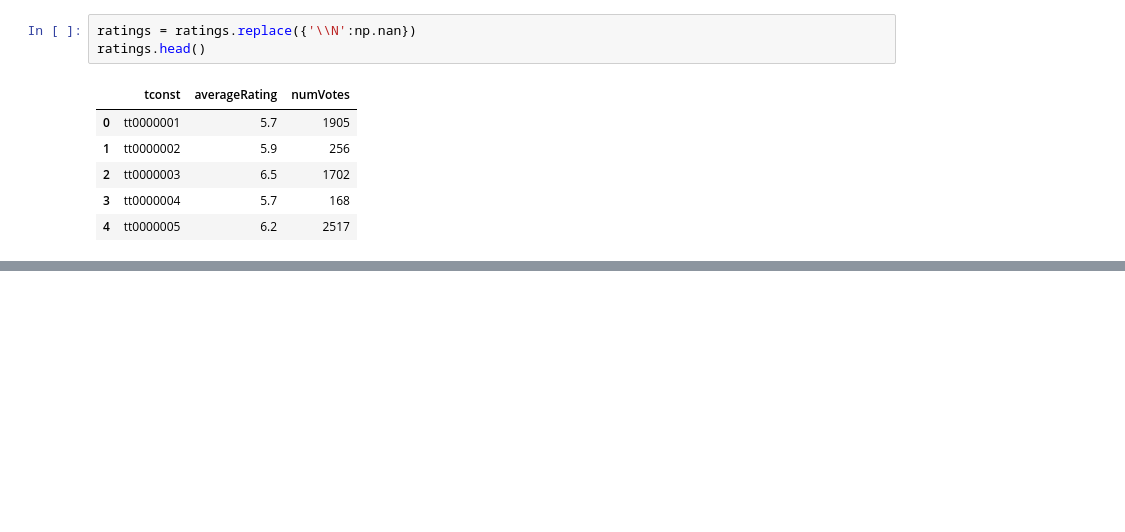
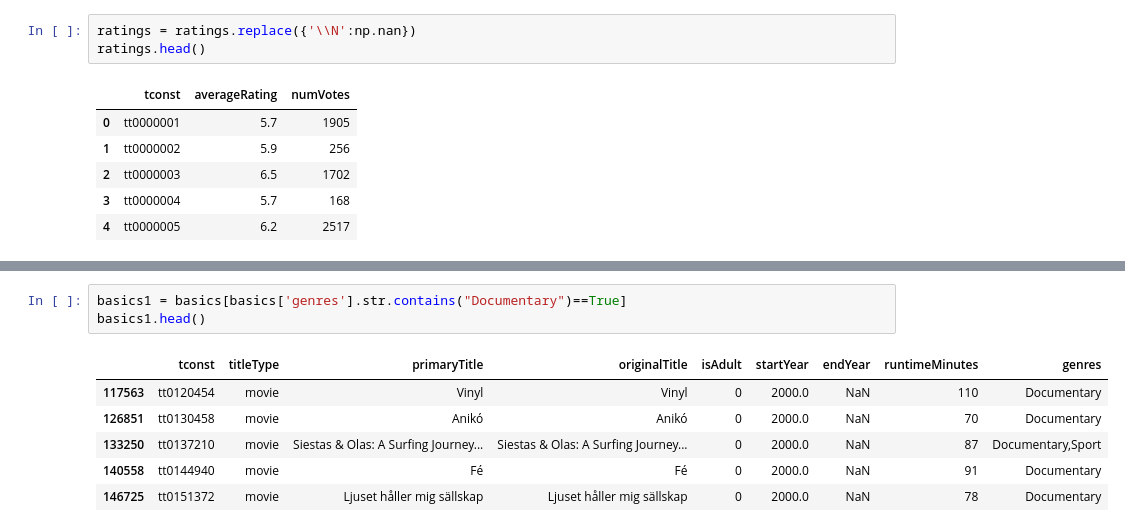
Before and after one commit to thomasgreenacre/DE_Wk1_Project-3--Part1--core-, a Jupyter notebook: DE_Wk1_Project3_Part1(core).ipynb, the cells around one changed output, grey strips where cells are left out. Cells and saved outputs as stored; diff of their text form; blank space fills up the shorter version.

```diff
--- a/DE_Wk1_Project3_Part1(core).ipynb
+++ b/DE_Wk1_Project3_Part1(core).ipynb
@@ -106,0 +208,10 @@ TypeError: '>=' not supported between instances of 'str' and 'int'
+# %%
+basics1 = basics[basics['genres'].str.contains("Documentary")==True]
+basics1.head()
+# %% [output]
+|  | tconst | titleType | primaryTitle | originalTitle | isAdult | startYear | endYear | runtimeMinutes | genres |
+| 117563 | tt0120454 | movie | Vinyl | Vinyl | 0 | 2000.0 | NaN | 110 | Documentary |
+| 126851 | tt0130458 | movie | Anikó | Anikó | 0 | 2000.0 | NaN | 70 | Documentary |
+| 133250 | tt0137210 | movie | Siestas & Olas: A Surfing Journey... | Siestas & Olas: A Surfing Journey... | 0 | 2000.0 | NaN | 87 | Documentary,Sport |
+| 140558 | tt0144940 | movie | Fé | Fé | 0 | 2000.0 | NaN | 91 | Documentary |
+| 146725 | tt0151372 | movie | Ljuset håller mig sällskap | Ljuset håller mig sällskap | 0 | 2000.0 | NaN | 78 | Documentary |
```
Also changed, not shown: parts of 28 cells of this notebook, 3 other files.
